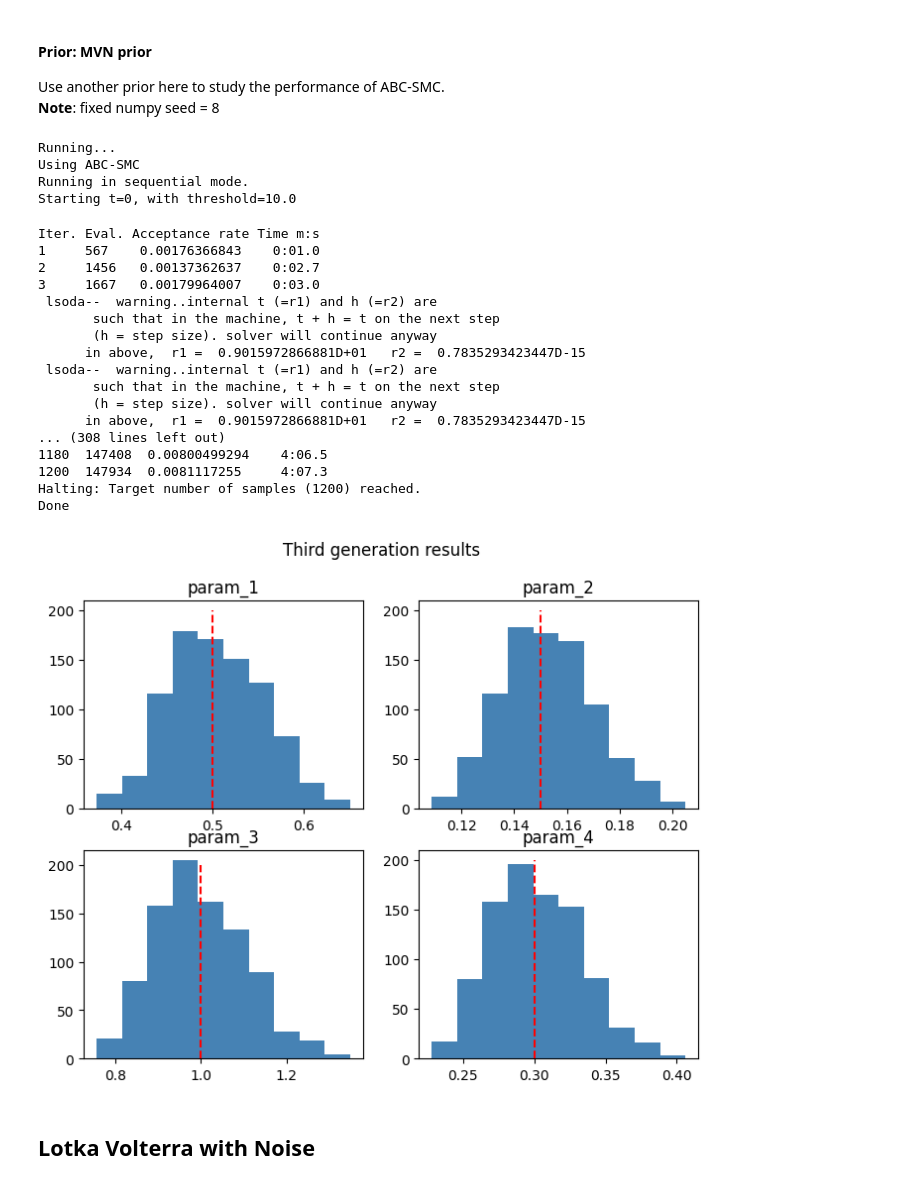
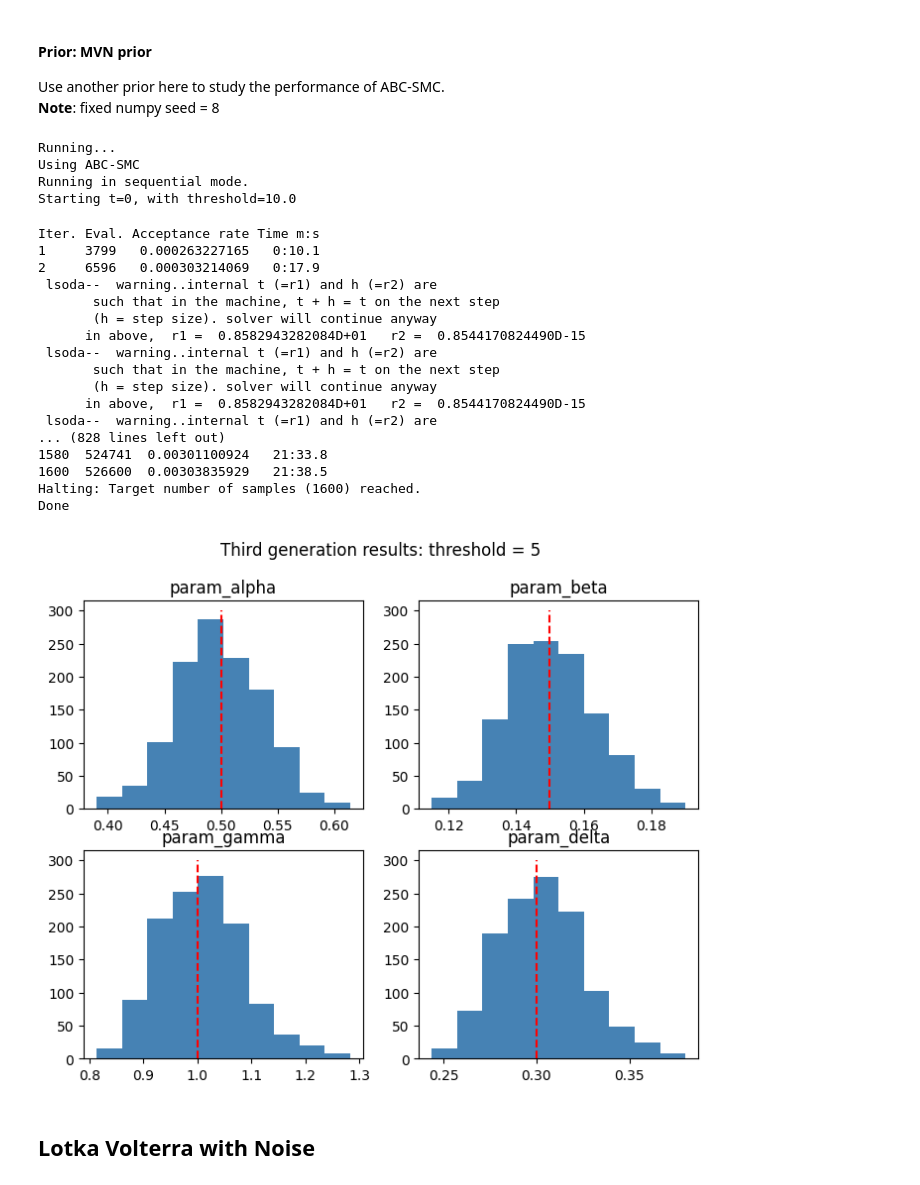
Before and after one commit to hltlovespeach/PINTS_priorCVAE, a Jupyter notebook: vae_abc/abc-smc-LV.ipynb, the cells around one changed output. Drawn from its saved outputs; the diff is of its cells as text; code cells hidden in the pictures.

```diff
--- a/vae_abc/abc-smc-LV.ipynb
+++ b/vae_abc/abc-smc-LV.ipynb
@@ -20,15 +22,15 @@ np.random.seed(1)
 model = toy.LotkaVolterraModel()
 
 # Example of a toy data with suggested parameter values
-times = np.linspace(0, 20,30)
+times = np.linspace(0, 30,50)
 params = np.array([0.5,0.15,1,.3])
 values = model.simulate(params, times)
 
-plt.plot(times, values[:,0], 'x', label = 'X1')
-plt.plot(times, values[:,1], 'x', label = 'X2')
+plt.plot(times, values[:,0], 'x', label = 'X')
+plt.plot(times, values[:,1], 'x', label = 'Y')
 
 plt.legend()
 plt.xlabel('time')
-plt.ylabel('concentration (A(t))'),
+plt.ylabel('Head Count(A(t))'),
 plt.show()
 # %% [output]
@@ -143,7 +145,7 @@ abc.sampler().set_threshold_schedule(np.array([10,7.5,5]))
 abc.sampler().set_intermediate_size(200)
 
 # set target number of samples
-abc.set_n_samples(1200)
+abc.set_n_samples(1600)
 
 # log to screen
 abc.set_log_to_screen(True)
@@ -157,45 +159,45 @@ Using ABC-SMC
 Running in sequential mode.
 Starting t=0, with threshold=10.0
 Iter. Eval. Acceptance rate Time m:s
-1     567    0.00176366843    0:01.0
-2     1456   0.00137362637    0:02.7
-3     1667   0.00179964007    0:03.0
+1     3799   0.000263227165   0:10.1
+2     6596   0.000303214069   0:17.9
  lsoda--  warning..internal t (=r1) and h (=r2) are
        such that in the machine, t + h = t on the next step
        (h = step size). solver will continue anyway
-      in above,  r1 =  0.9015972866881D+01   r2 =  0.7835293423447D-15
+      in above,  r1 =  0.8582943282084D+01   r2 =  0.8544170824490D-15
  lsoda--  warning..internal t (=r1) and h (=r2) are
        such that in the machine, t + h = t on the next step
        (h = step size). solver will continue anyway
-      in above,  r1 =  0.9015972866881D+01   r2 =  0.7835293423447D-15
-... (308 lines left out)
-1180  147408  0.00800499294    4:06.5
-1200  147934  0.0081117255     4:07.3
-Halting: Target number of samples (1200) reached.
+      in above,  r1 =  0.8582943282084D+01   r2 =  0.8544170824490D-15
+ lsoda--  warning..internal t (=r1) and h (=r2) are
+... (828 lines left out)
+1580  524741  0.00301100924   21:33.8
+1600  526600  0.00303835929   21:38.5
+Halting: Target number of samples (1600) reached.
 Done
 # %%
 fig, axs = plt.subplots(2, 2, figsize=(8, 6))
 
-axs[0,0].hist([x[0] for x in samples_mvn[300:]], color='steelblue')
-axs[0,0].set_title('param_1')
-axs[0,0].vlines(x=model.suggested_parameters()[0], linestyles='dashed', ymin=0, ymax=200, label='Actual value', color='red')
+axs[0,0].hist([x[0] for x in samples_mvn[400:]], color='steelblue')
+axs[0,0].set_title('param_alpha')
+axs[0,0].vlines(x=model.suggested_parameters()[0], linestyles='dashed', ymin=0, ymax=300, label='Actual value', color='red')
 
-axs[0,1].hist([x[1] for x in samples_mvn[300:]], color='steelblue')
-axs[0,1].set_title('param_2')
-axs[0,1].vlines(x=model.suggested_parameters()[1], linestyles='dashed', ymin=0, ymax=200, label='Actual value', color='red')
+axs[0,1].hist([x[1] for x in samples_mvn[400:]], color='steelblue')
+axs[0,1].set_title('param_beta')
+axs[0,1].vlines(x=model.suggested_parameters()[1], linestyles='dashed', ymin=0, ymax=300, label='Actual value', color='red')
 
-axs[1,0].hist([x[2] for x in samples_mvn[300:]], color='steelblue')
-axs[1,0].set_title('param_3')
-axs[1,0].vlines(x=model.suggested_parameters()[2], linestyles='dashed', ymin=0, ymax=200, label='Actual value', color='red')
+axs[1,0].hist([x[2] for x in samples_mvn[400:]], color='steelblue')
+axs[1,0].set_title('param_gamma')
+axs[1,0].vlines(x=model.suggested_parameters()[2], linestyles='dashed', ymin=0, ymax=300, label='Actual value', color='red')
 
-axs[1,1].hist([x[3] for x in samples_mvn[300:]], color='steelblue')
-axs[1,1].set_title('param_4')
-axs[1,1].vlines(x=model.suggested_parameters()[3], linestyles='dashed', ymin=0, ymax=200, label='Actual value', color='red')
+axs[1,1].hist([x[3] for x in samples_mvn[400:]], color='steelblue')
+axs[1,1].set_title('param_delta')
+axs[1,1].vlines(x=model.suggested_parameters()[3], linestyles='dashed', ymin=0, ymax=300, label='Actual value', color='red')
 
-plt.suptitle('Third generation results')
+plt.suptitle('Third generation results: threshold = 5')
 plt.show()
 # %% [output]
-[figure, old version]
+[figure, new version]
 # %% [markdown]
 ## Lotka Volterra with Noise
 # %% [markdown]
```
Also changed, not shown: parts of 12 cells of this notebook.
